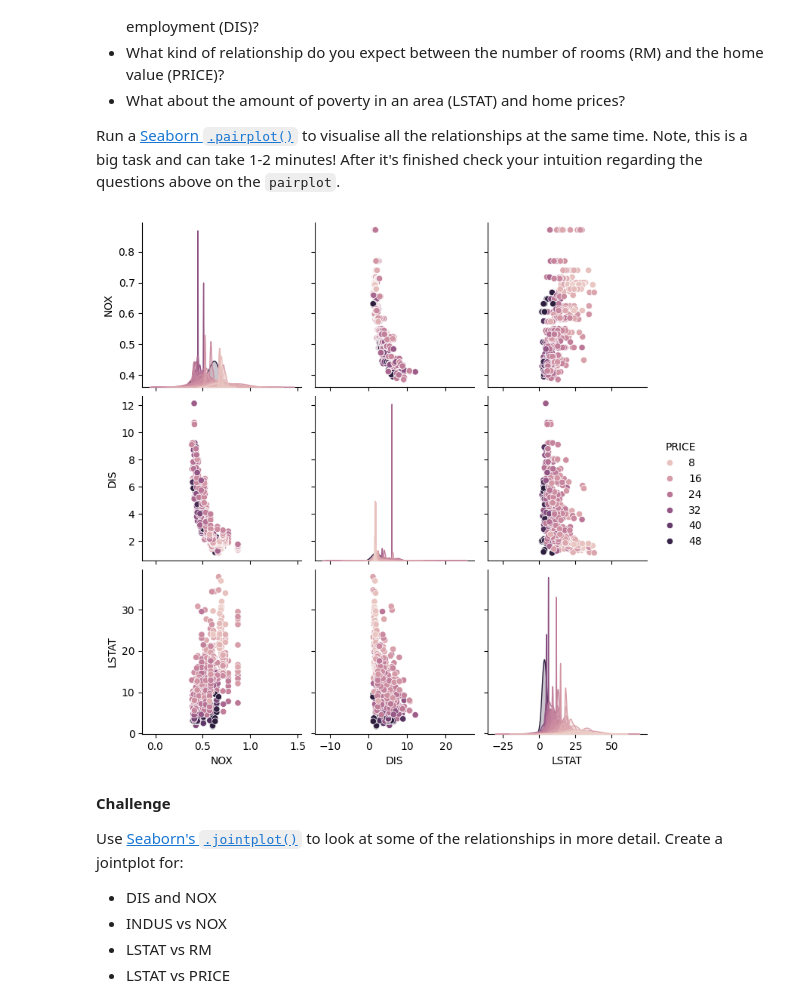
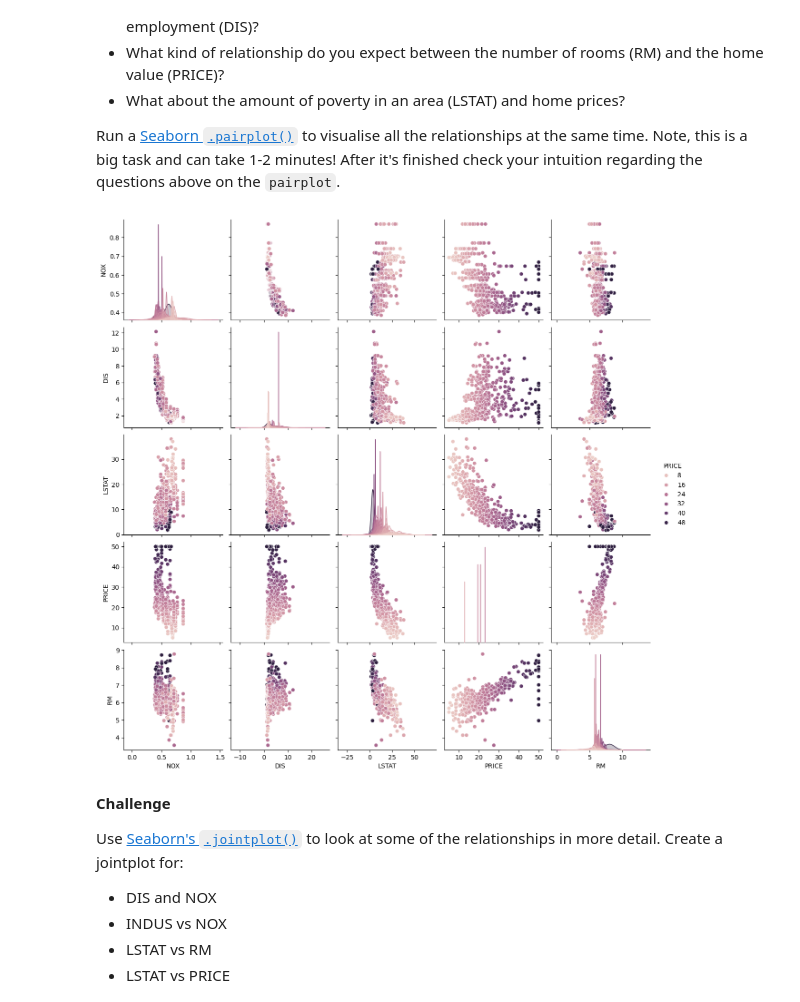
Before and after one commit to bluescreenlife/100-days-of-code, a Jupyter notebook: day_81_capstone_predict_house_prices/Multivariable_Regression_and_Valuation_Model_(start).ipynb, the cells around one changed output. Cells and saved outputs as stored; diff of their text form; code cells hidden in the pictures.

```diff
--- a/day_81_capstone_predict_house_prices/Multivariable_Regression_and_Valuation_Model_(start).ipynb
+++ b/day_81_capstone_predict_house_prices/Multivariable_Regression_and_Valuation_Model_(start).ipynb
@@ -233,13 +237,13 @@ Run a [Seaborn `.pairplot()`](https://seaborn.pydata.org/generated/seaborn.pairp
 # %%
 # expect negative relationship - less distance to employment = higher pollution
 # expect positive relationship - more rooms = greater price
 # expect negative relationship - more poverty = lower home prices
 
-pairplot = sns.pairplot(data, hue='PRICE', vars=['NOX', 'DIS', 'LSTAT'])
+pairplot = sns.pairplot(data, hue='PRICE', vars=['NOX', 'DIS', 'LSTAT', 'PRICE', 'RM'])
 
 plt.show()
 # %% [output]
-[figure, old version]
+[figure, new version]
 # %% [markdown]
 **Challenge**
 
```
Also changed, not shown: parts of 7 cells of this notebook.
